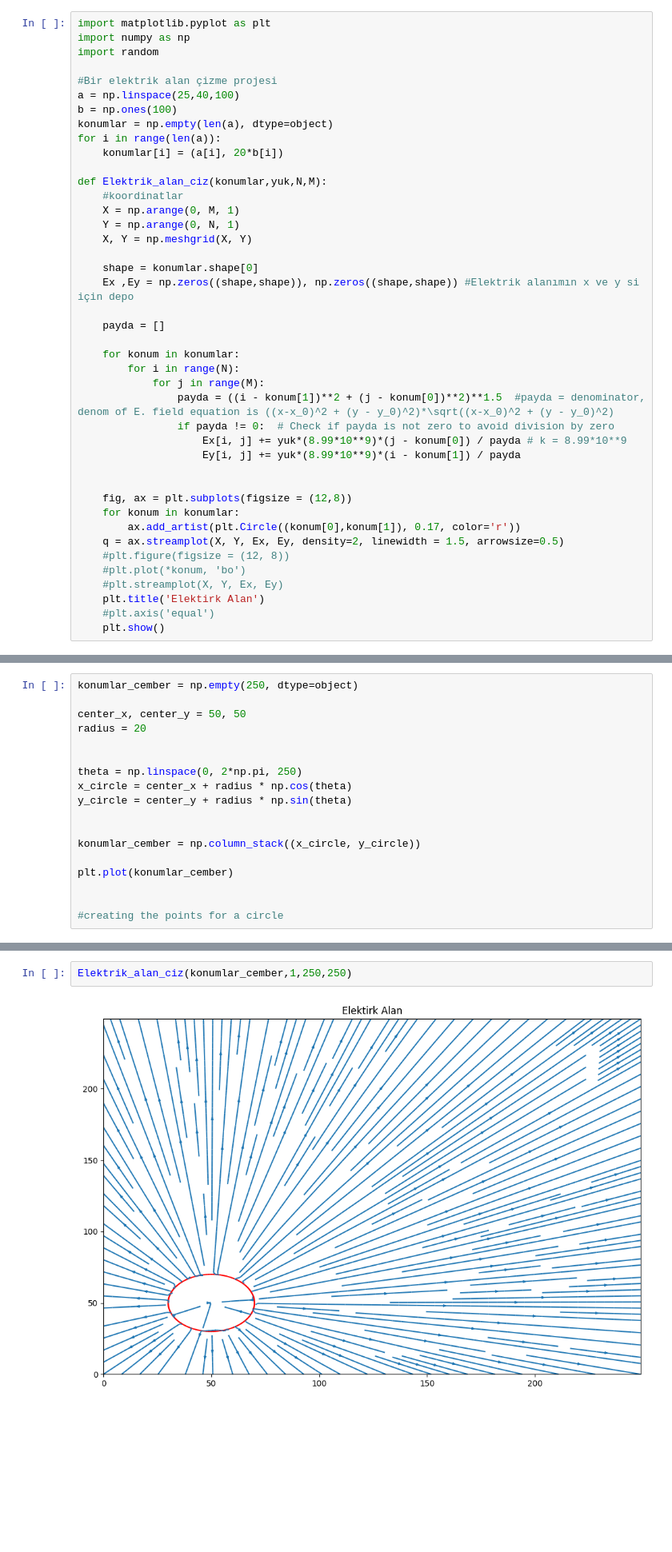
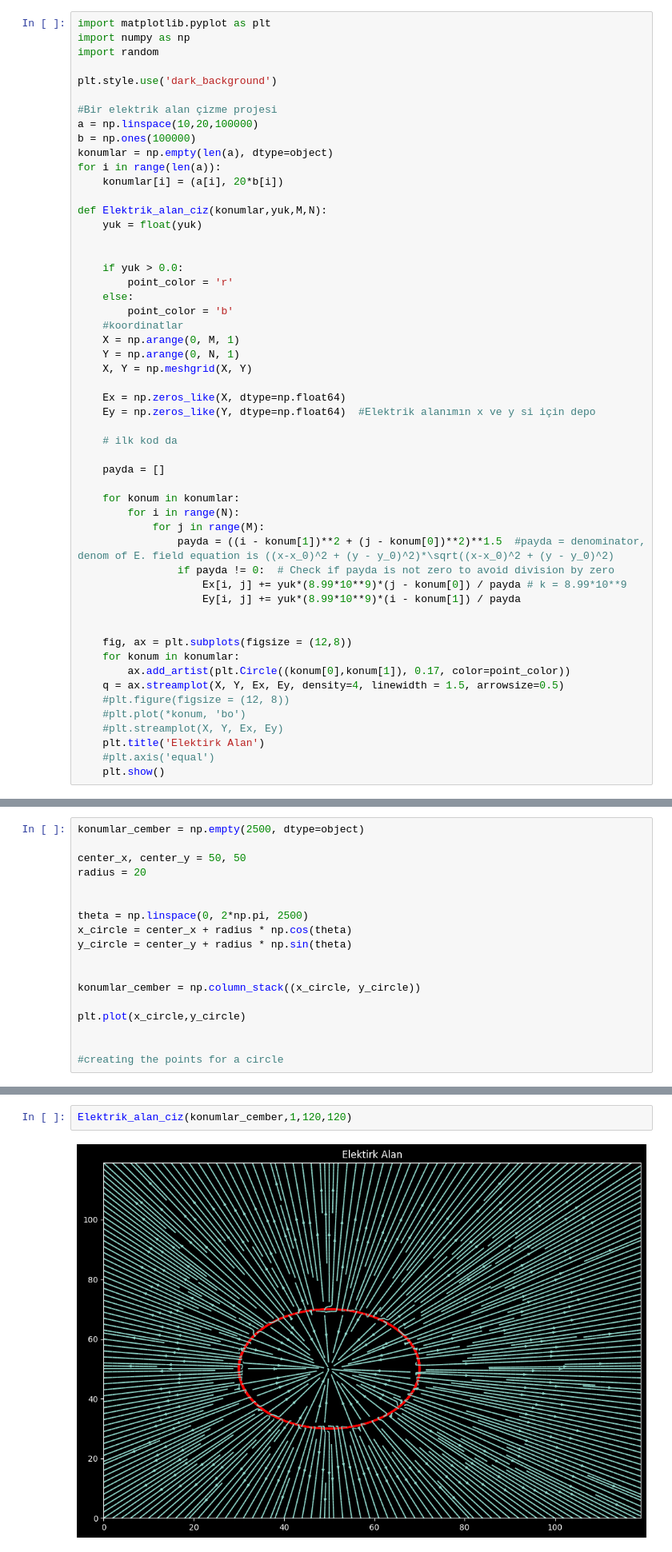
Before and after one commit to onurarakas/Python-Yardimiyla-Elektrik-Ve-Manyetizma, a Jupyter notebook: E_cizme_2024.ipynb, the cells around one changed output, grey strips where cells are left out. Shown at 80% size. Saved outputs shown, nothing was run; the diff lists cells and outputs as text; blank space fills up the shorter version.

```diff
--- a/E_cizme_2024.ipynb
+++ b/E_cizme_2024.ipynb
@@ -3,21 +3,32 @@ import matplotlib.pyplot as plt
 import numpy as np
 import random
 
+plt.style.use('dark_background')
+
 #Bir elektrik alan çizme projesi
-a = np.linspace(25,40,100)
-b = np.ones(100)
+a = np.linspace(10,20,100000)
+b = np.ones(100000)
 konumlar = np.empty(len(a), dtype=object)
 for i in range(len(a)):
     konumlar[i] = (a[i], 20*b[i])
 
-def Elektrik_alan_ciz(konumlar,yuk,N,M):
+def Elektrik_alan_ciz(konumlar,yuk,M,N):
+    yuk = float(yuk)
+
+
+    if yuk > 0.0:
+        point_color = 'r'
+    else:
+        point_color = 'b'
     #koordinatlar
     X = np.arange(0, M, 1)
     Y = np.arange(0, N, 1)
     X, Y = np.meshgrid(X, Y)
 
-    shape = konumlar.shape[0]
-    Ex ,Ey = np.zeros((shape,shape)), np.zeros((shape,shape)) #Elektrik alanımın x ve y si için depo
+    Ex = np.zeros_like(X, dtype=np.float64)
+    Ey = np.zeros_like(Y, dtype=np.float64)  #Elektrik alanımın x ve y si için depo
+
+    # ilk kod da
 
     payda = []
 
@@ -32,8 +43,8 @@ def Elektrik_alan_ciz(konumlar,yuk,N,M):
 
     fig, ax = plt.subplots(figsize = (12,8))
     for konum in konumlar:
-        ax.add_artist(plt.Circle((konum[0],konum[1]), 0.17, color='r'))
-    q = ax.streamplot(X, Y, Ex, Ey, density=2, linewidth = 1.5, arrowsize=0.5)
+        ax.add_artist(plt.Circle((konum[0],konum[1]), 0.17, color=point_color))
+    q = ax.streamplot(X, Y, Ex, Ey, density=4, linewidth = 1.5, arrowsize=0.5)
     #plt.figure(figsize = (12, 8))
     #plt.plot(*konum, 'bo')
     #plt.streamplot(X, Y, Ex, Ey)
@@ -47,18 +58,18 @@ Elektrik_alan_ciz(konumlar,1,100,100)
 # %%
-konumlar_cember = np.empty(250, dtype=object)
+konumlar_cember = np.empty(2500, dtype=object)
 
 center_x, center_y = 50, 50
 radius = 20
 
 
-theta = np.linspace(0, 2*np.pi, 250)
+theta = np.linspace(0, 2*np.pi, 2500)
 x_circle = center_x + radius * np.cos(theta)
 y_circle = center_y + radius * np.sin(theta)
 
 
 konumlar_cember = np.column_stack((x_circle, y_circle))
 
-plt.plot(konumlar_cember)
+plt.plot(x_circle,y_circle)
 
 
 #creating the points for a circle
@@ -69,7 +79,7 @@ plt.plot(konumlar_cember)
 # %%
-Elektrik_alan_ciz(konumlar_cember,1,250,250)
+Elektrik_alan_ciz(konumlar_cember,1,120,120)
 # %% [output]
-[figure, old version]
+[figure, new version]
 # %%
 import numpy as np
 import matplotlib.pyplot as plt
```
Also changed, not shown: parts of 5 cells of this notebook.
